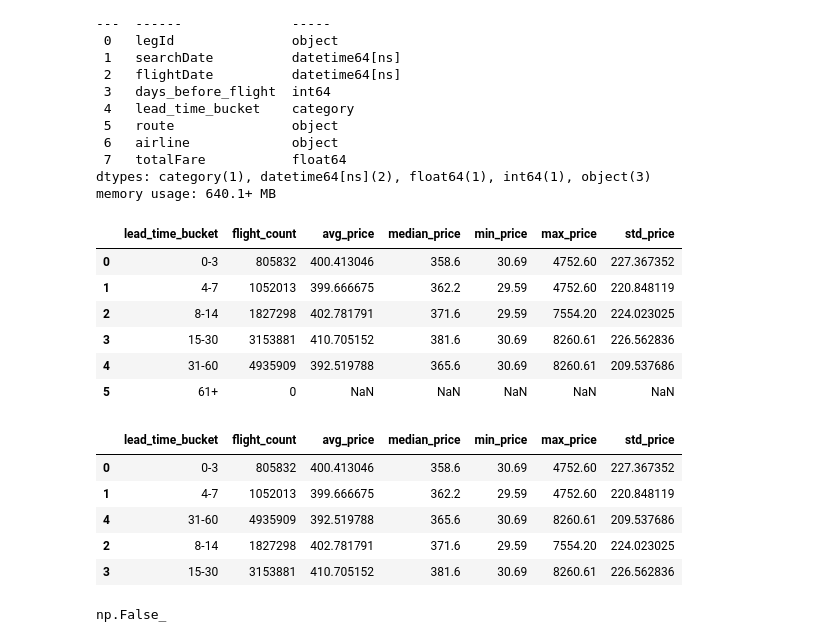
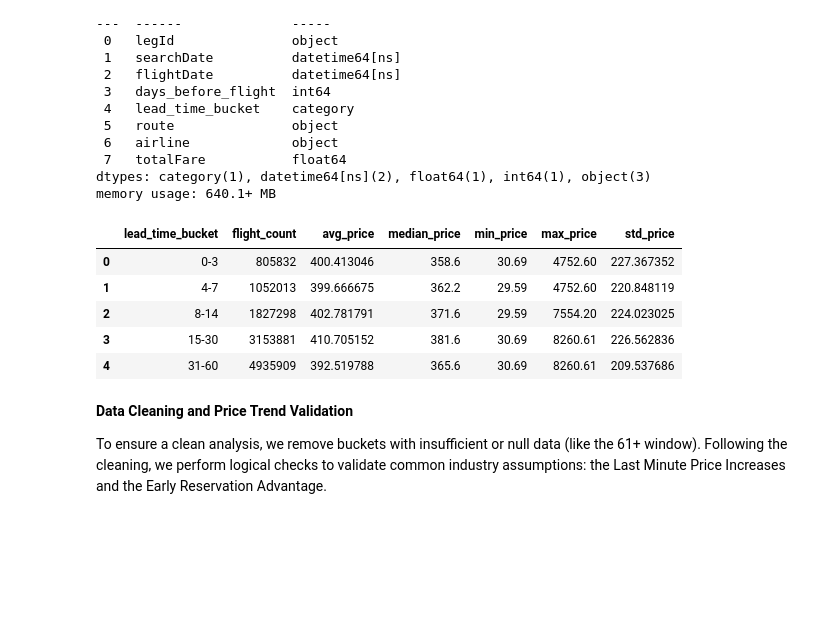
Before and after one commit to meozbrls/Flight_Prices_Analysis, a Jupyter notebook: notebooks/Analysis&KPI/price_dynamics_analysis.ipynb, the cells around one changed output. Drawn from its saved outputs; the diff is of its cells as text; code cells hidden in the pictures; blank space fills up the shorter version.

```diff
--- a/notebooks/Analysis&KPI/price_dynamics_analysis.ipynb
+++ b/notebooks/Analysis&KPI/price_dynamics_analysis.ipynb
@@ -212,39 +212,36 @@ Data columns (total 8 columns):
 dtypes: category(1), datetime64[ns](2), float64(1), int64(1), object(3)
 memory usage: 640.1+ MB
 # %%
-# lead_time (uçuştan kaç gün önce arama yapıldığı) bilgisine göre price bilgilerini aggregate oluşturuyoruz
+# Aggregate pricing metrics by lead time bucket
 global_timing = (
-    price_df
-    .groupby("lead_time_bucket")
+    price_df.groupby("lead_time_bucket")
     .agg(
-        flight_count = ("legId", "count"),
-        avg_price    = ("totalFare", "mean"),
-        median_price = ("totalFare", "median"),
-        min_price    = ("totalFare", "min"),
-        max_price    = ("totalFare", "max"),
-        std_price    = ("totalFare", "std"),
+        flight_count=("legId", "count"),
+        avg_price=("totalFare", "mean"),
+        median_price=("totalFare", "median"),
+        min_price=("totalFare", "min"),
+        max_price=("totalFare", "max"),
+        std_price=("totalFare", "std")
     )
     .reset_index()
 )
 
-# bucket sırasını ayarlıyrouz
-bucket_order = ["0-3","4-7","8-14","15-30","31-60","61+"]
-global_timing["lead_time_bucket"] = pd.Categorical(
-    global_timing["lead_time_bucket"],
-    categories=bucket_order,
-    ordered=True
-)
-
-global_timing = global_timing.sort_values("lead_time_bucket")
+# Set the logical order for the buckets
+bucket_order = ["0-3", "4-7", "8-14", "15-30", "31-60"]
+global_timing = global_timing[global_timing["lead_time_bucket"] != "61+"].copy()
+global_timing.sort_values("lead_time_bucket", inplace=True)
 
 global_timing
 # %% [output]
 |  | lead_time_bucket | flight_count | avg_price | median_price | min_price | max_price | std_price |
 | 0 | 0-3 | 805832 | 400.413046 | 358.6 | 30.69 | 4752.60 | 227.367352 |
 | 1 | 4-7 | 1052013 | 399.666675 | 362.2 | 29.59 | 4752.60 | 220.848119 |
 | 2 | 8-14 | 1827298 | 402.781791 | 371.6 | 29.59 | 7554.20 | 224.023025 |
 | 3 | 15-30 | 3153881 | 410.705152 | 381.6 | 30.69 | 8260.61 | 226.562836 |
 | 4 | 31-60 | 4935909 | 392.519788 | 365.6 | 30.69 | 8260.61 | 209.537686 |
-| 5 | 61+ | 0 | NaN | NaN | NaN | NaN | NaN |
+# %% [markdown]
+**Data Cleaning and Price Trend Validation**
+
+To ensure a clean analysis, we remove buckets with insufficient or null data (like the 61+ window). Following the cleaning, we perform logical checks to validate common industry assumptions: the Last Minute Price Increases and the Early Reservation Advantage.
 # %%
 global_timing = global_timing[global_timing["lead_time_bucket"] != "61+"].copy()
@@ -256,16 +247,0 @@ price_df = price_df[price_df["lead_time_bucket"].isin(bucket_order)].copy()
-# %%
-global_timing.sort_values("median_price")
-# %% [output]
-|  | lead_time_bucket | flight_count | avg_price | median_price | min_price | max_price | std_price |
-| 0 | 0-3 | 805832 | 400.413046 | 358.6 | 30.69 | 4752.60 | 227.367352 |
-| 1 | 4-7 | 1052013 | 399.666675 | 362.2 | 29.59 | 4752.60 | 220.848119 |
-| 4 | 31-60 | 4935909 | 392.519788 | 365.6 | 30.69 | 8260.61 | 209.537686 |
-| 2 | 8-14 | 1827298 | 402.781791 | 371.6 | 29.59 | 7554.20 | 224.023025 |
-| 3 | 15-30 | 3153881 | 410.705152 | 381.6 | 30.69 | 8260.61 | 226.562836 |
-# %%
-# son gün aldığımızda fiyat daha mı yüksek (last minute price increase)
-gt = global_timing.set_index("lead_time_bucket")["median_price"]
-
-gt.loc["0-3"] > gt.loc["8-14"]
-# %% [output]
-np.False_
```
Also changed, not shown: parts of 50 cells of this notebook.
